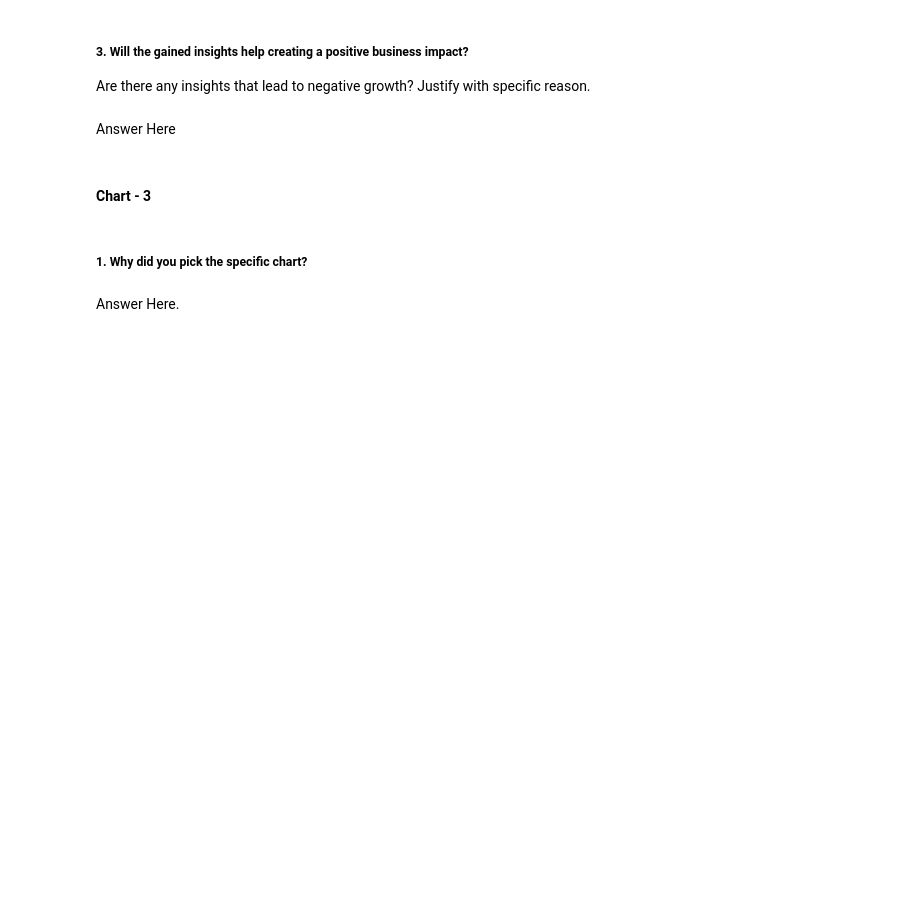
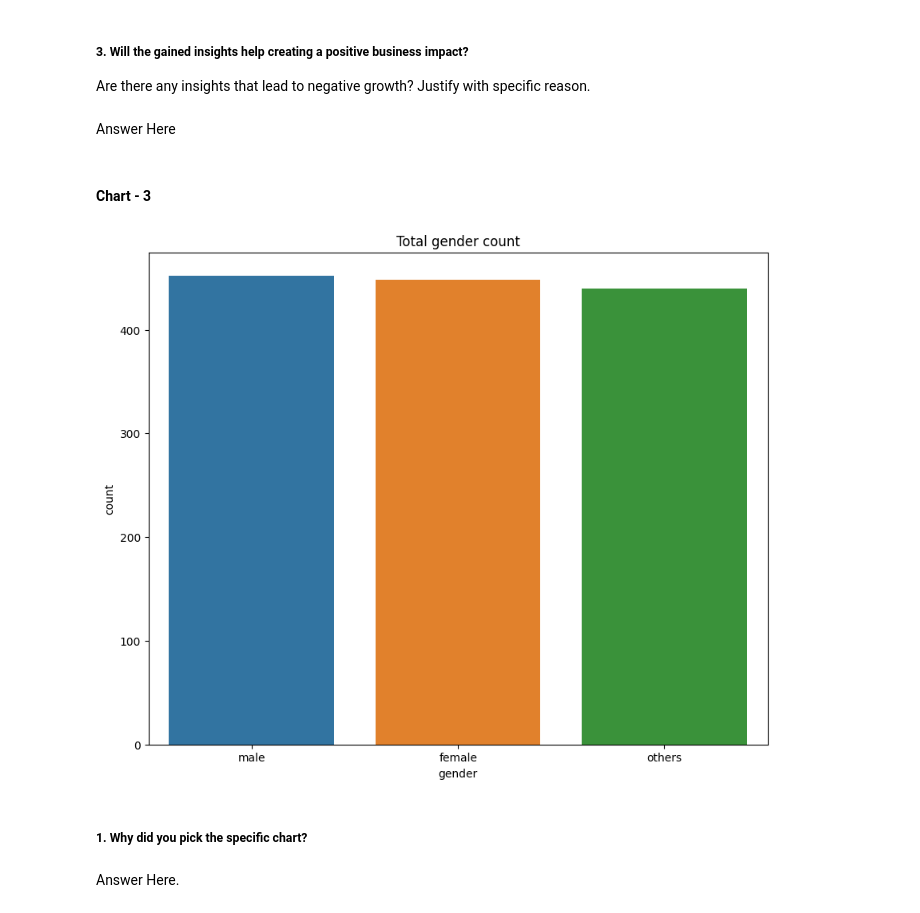
Before and after one commit to Navjotkhatri/Productionization_of_ML_Systems_in_Travel_Industry, a Jupyter notebook: Gender_Classification_Model_Productionization_of_ML_Systems.ipynb, the cells around one changed output. Drawn from its saved outputs; the diff is of its cells as text; code cells hidden in the pictures; blank space fills up the shorter version.

```diff
--- a/Gender_Classification_Model_Productionization_of_ML_Systems.ipynb
+++ b/Gender_Classification_Model_Productionization_of_ML_Systems.ipynb
@@ -294,3 +343,11 @@ Answer Here
+# %%
+# Chart - 3 visualization code
+plt.figure(figsize=(10,8))
+sns.countplot(x=users_df['gender'], hue=users_df['gender'])
+plt.title('Total gender count')
+plt.show()
+# %% [output]
+[figure, added]
 # %% [markdown]
 ##### 1. Why did you pick the specific chart?
 # %% [markdown]
```
Also changed, not shown: parts of 147 cells of this notebook.
